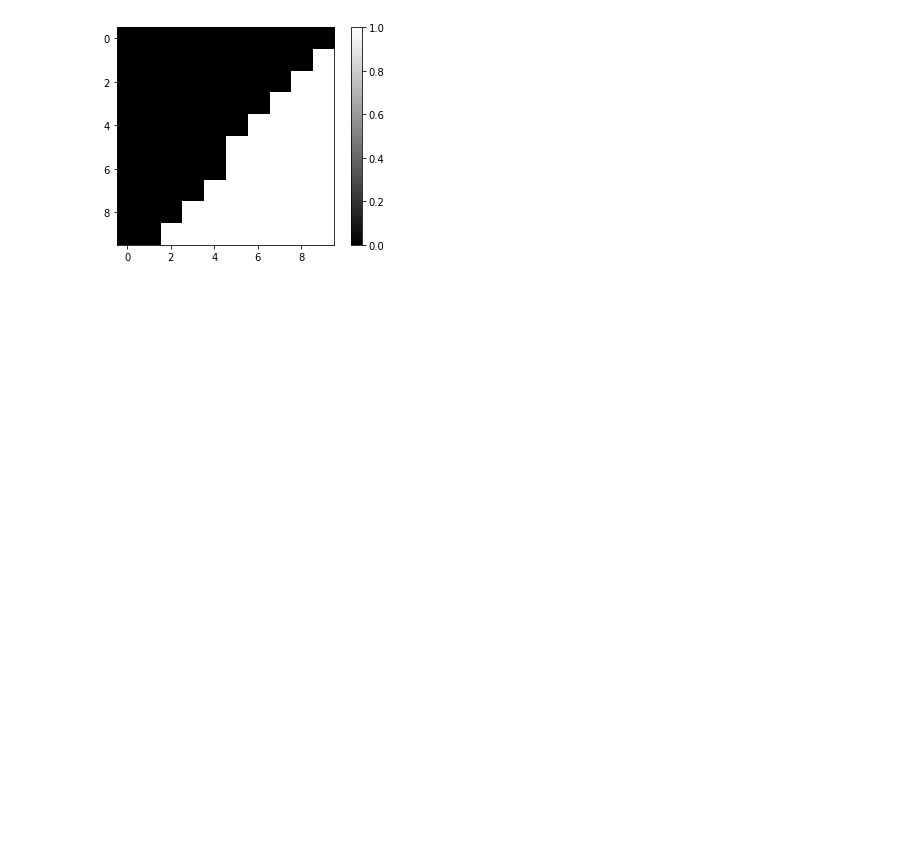
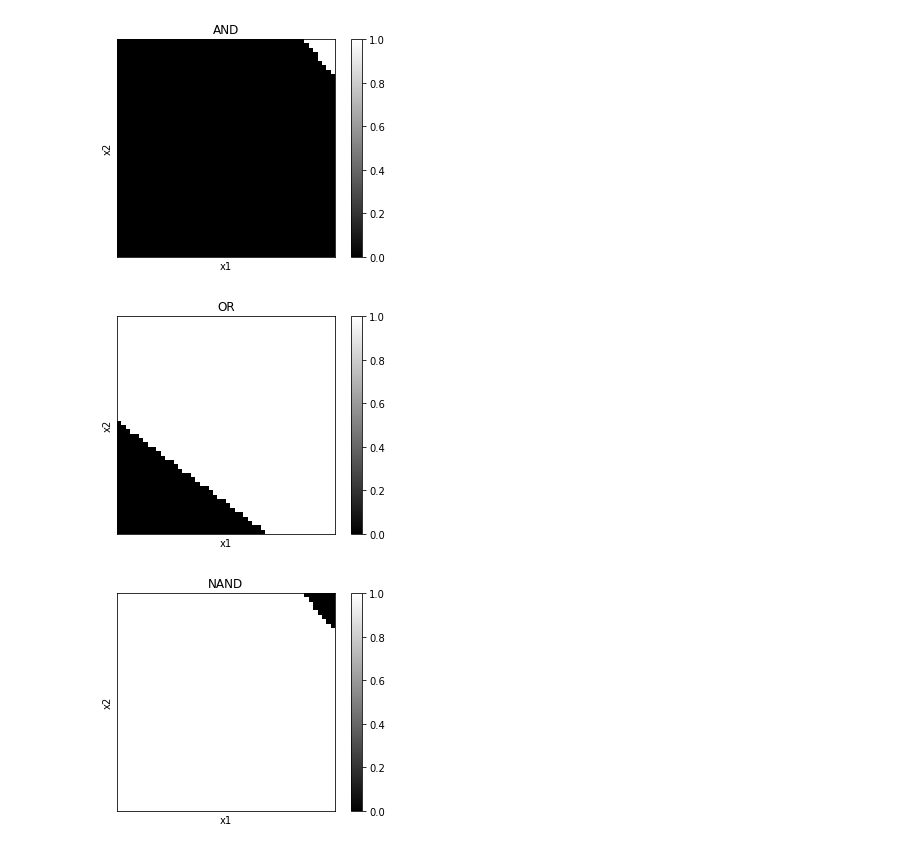
Before and after one commit to napnel/hands-on-deep-learning-from-scratch, a Jupyter notebook: chapter_3/perceptron_show.ipynb, the cells around one changed output. Cells and saved outputs as stored; diff of their text form; code cells hidden in the pictures; blank space fills up the shorter version.

```diff
--- a/chapter_3/perceptron_show.ipynb
+++ b/chapter_3/perceptron_show.ipynb
@@ -1,24 +1,34 @@
 # %%
 import numpy as np
 import matplotlib.pyplot as plt
-# %%
-x = np.arange(-1.0, 1.0, 0.2)
-y = np.arange(-1.0, 1.0, 0.2)
-
-z = np.zeros((10, 10))
-
-w_x = 2.5
-w_y = 3.0
-bias = 0.1
-
-for i in range(10):
-    for j in range(10):
-        u = x[i] * w_x + y[j] * w_y + bias
-        u = 1 if u > 0 else 0
-        z[i][j] = u
-
-plt.imshow(z, 'gray', vmin=0.0, vmax=1.0)
-plt.colorbar()
-plt.show()
-# %% [output]
-[figure, removed]
+# %%
+def step(x):
+    return x > 0
+
+def sigmoid(x):
+    return 1 / (1 + np.exp(-x))
+# %%
+def get_image(w1, w2, bias, x1=np.arange(0, 1, 0.02), x2=np.arange(0, 1, 0.02), activation=step):
+    X1, X2 = np.meshgrid(x1, x2)
+    img = X1 * w1 + X2 * w2 + bias
+    img = activation(img)
+    return img
+# %%
+# def plot(ax, img, title=""):
+#     mappable = ax.imshow(img, 'gray', vmin=0.0, vmax=1.0, origin='lower')
+#     ax.set_ylabel("x2")
+#     ax.set_xlabel("x1")
+#     ax.set_xticks([])
+#     ax.set_yticks([])
+#     ax.set_title(title)
+#     return mappable
+def plot(img, title=""):
+    plt.figure()
+    plt.imshow(img, 'gray', vmin=0.0, vmax=1.0, origin='lower')
+    plt.ylabel("x2")
+    plt.xlabel("x1")
+    plt.xticks([])
+    plt.yticks([])
+    plt.title(title)
+    plt.colorbar()
+    plt.savefig(title + '.png')
@@ -24,0 +38,14 @@ plt.show()
+# %%
+titles = ["AND", "OR", "NAND"]
+params = [(0.6, 0.5, -1), (0.3, 0.4, -0.2), (-0.6, -0.5, 1)]
+
+images = []
+
+for title, param in zip(titles, params):
+    img = get_image(param[0], param[1], param[2])
+    images.append(img)
+    plot(img, title)
+# %% [output]
+[figure, added]
+[figure, added]
+[figure, added]
```
Also changed, not shown: parts of 6 cells of this notebook.
